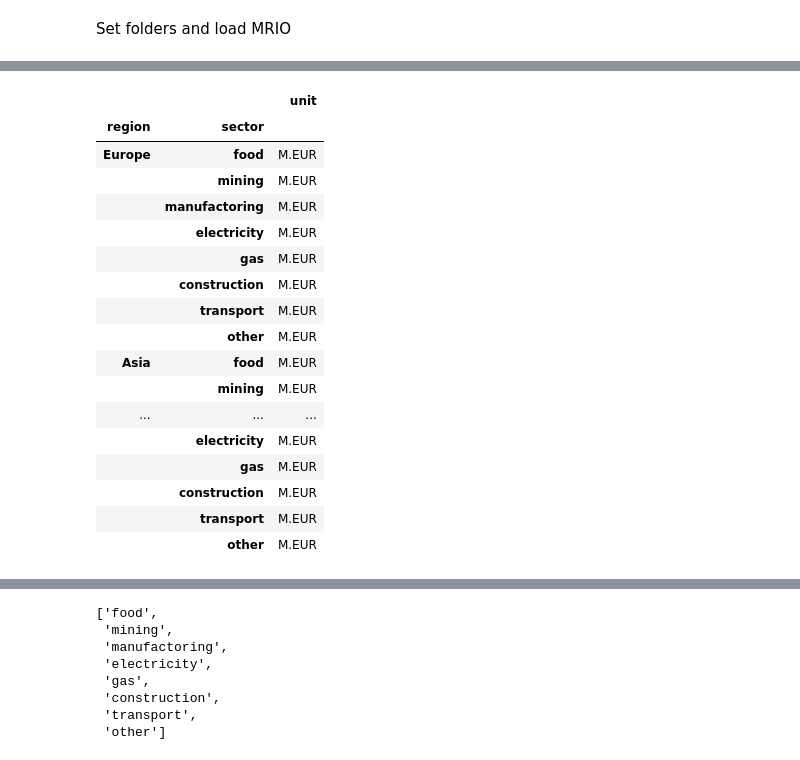
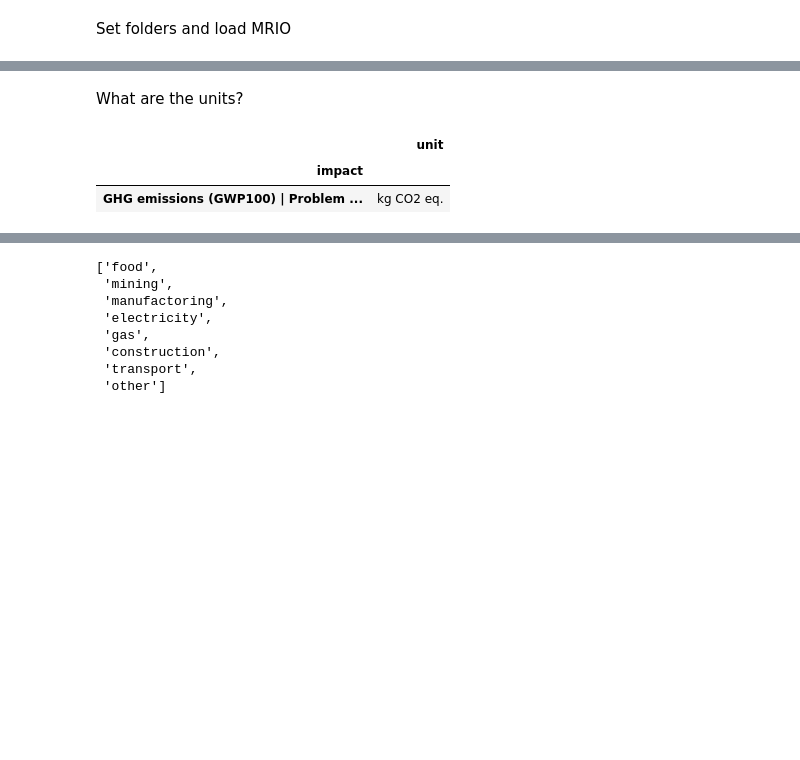
Before and after one commit to benmsanderson/transientio, a Jupyter notebook: IO_transient_exiobase_fullecon.ipynb, the cells around one changed output, grey strips where cells are left out. Saved outputs shown, nothing was run; the diff lists cells and outputs as text; code cells hidden in the pictures; blank space fills up the shorter version.

```diff
--- a/IO_transient_exiobase_fullecon.ipynb
+++ b/IO_transient_exiobase_fullecon.ipynb
@@ -48,8 +13,7 @@ Drive already mounted at /content/drive; to attempt to forcibly remount, call dr
 # %% [markdown]
 Set folders and load MRIO
 # %%
-
-save_folder_tr= '/content/drive/MyDrive/pymrio/transition'
+save_folder_tr= './transition'
 
 wiod = pymrio.load_all(save_folder_tr)
 # %%
@@ -154,21 +74,8 @@ wiod.x
+# %% [markdown]
+What are the units?
 # %%
-wiod.unit
+wiod.impacts.unit.iloc[[3]]
 # %% [output]
-|  |  | unit |
-| region | sector |  |
-| Europe | food | M.EUR |
-|  | mining | M.EUR |
-|  | manufactoring | M.EUR |
-|  | electricity | M.EUR |
-|  | gas | M.EUR |
-|  | construction | M.EUR |
-|  | transport | M.EUR |
-|  | other | M.EUR |
-| Asia | food | M.EUR |
-|  | mining | M.EUR |
-| ... | ... | ... |
-|  | electricity | M.EUR |
-|  | gas | M.EUR |
-|  | construction | M.EUR |
-|  | transport | M.EUR |
-|  | other | M.EUR |
+|  | unit |
+| impact |  |
+| GHG emissions (GWP100) | Problem ... | kg CO2 eq. |
```
Also changed, not shown: parts of 39 cells of this notebook.
